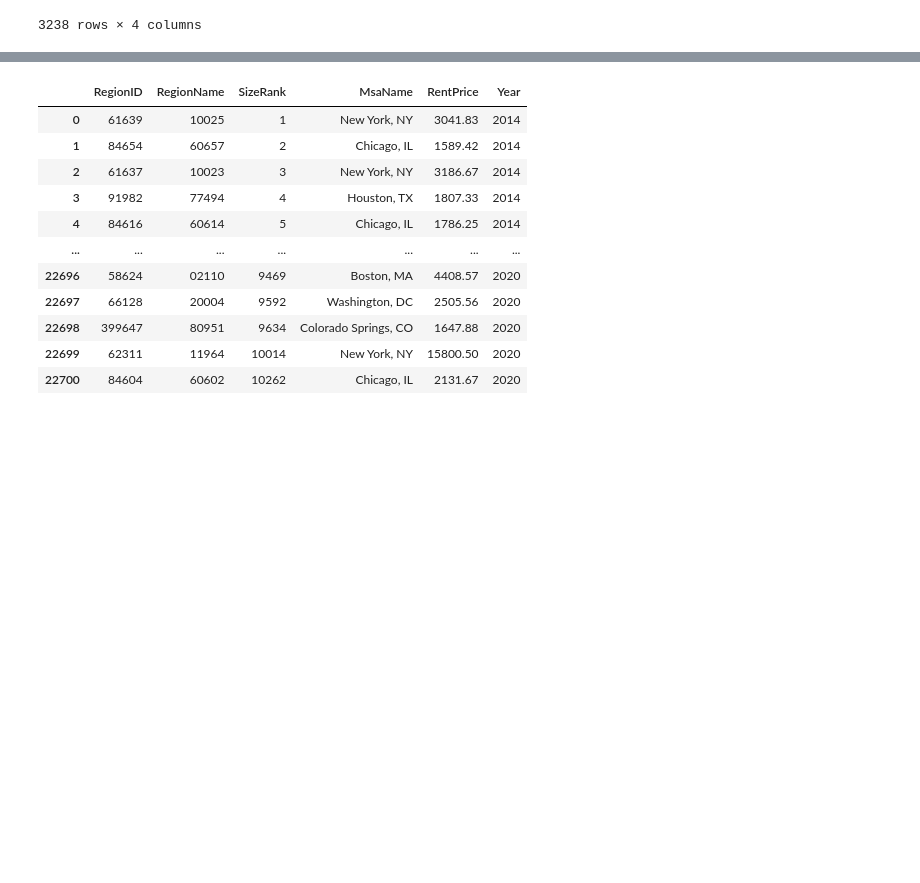
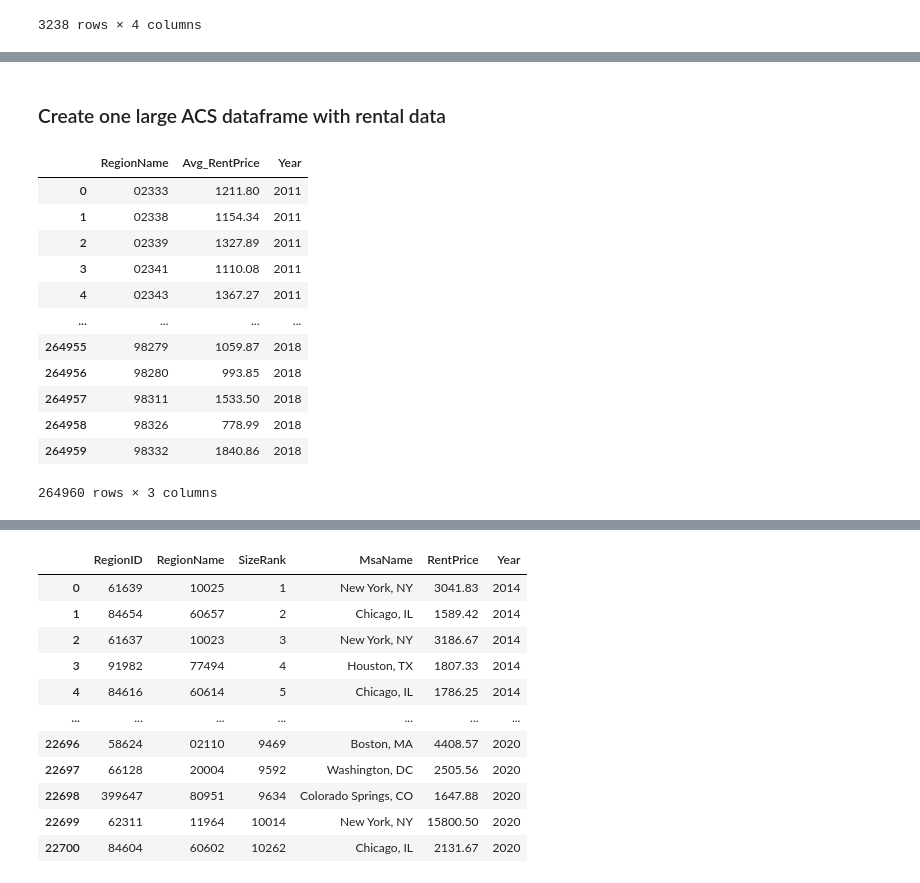
Before and after one commit to jjfrasca/Capstone_2, a Jupyter notebook: notebooks/2.0-jjf-initial-data-wrangling-zipcodeRentPrices.ipynb, the cells around one changed output, grey strips where cells are left out. Drawn from its saved outputs; the diff is of its cells as text; code cells hidden in the pictures; blank space fills up the shorter version.

Commit message:
shifting ACS data

```diff
--- a/notebooks/2.0-jjf-initial-data-wrangling-zipcodeRentPrices.ipynb
+++ b/notebooks/2.0-jjf-initial-data-wrangling-zipcodeRentPrices.ipynb
@@ -20,3 +15,15 @@ df_ACSrents2017 = pd.read_csv('ACS_RentPrice_byZipcodes_productDownload_2020-10-
+# %%
+#load rental data
+df_rents = pd.read_csv('Zip_ZORI_AllHomesPlusMultifamily_SSA.csv')
+r18 = pd.read_csv('ACS_RentPrice_byZipcodes_productDownload_2020-10-22T230534/ACSDT5Y2018.B25063_data_with_overlays_2020-10-22T230341.csv')
+df_ACSrents2018 = pd.read_csv('ACS_RentPrice_byZipcodes_productDownload_2020-10-22T230534/ACSDT5Y2018.B25063_data_with_overlays_2020-10-22T230341.csv')
+df_ACSrents2017 = pd.read_csv('ACS_RentPrice_byZipcodes_productDownload_2020-10-22T230534/ACSDT5Y2017.B25063_data_with_overlays_2020-10-22T230341.csv')
+df_ACSrents2016 = pd.read_csv('ACS_RentPrice_byZipcodes_productDownload_2020-10-22T230534/ACSDT5Y2016.B25063_data_with_overlays_2020-10-22T230341.csv')
+df_ACSrents2015 = pd.read_csv('ACS_RentPrice_byZipcodes_productDownload_2020-10-22T230534/ACSDT5Y2016.B25063_data_with_overlays_2020-10-22T230341.csv')
+df_ACSrents2014 = pd.read_csv('ACS_RentPrice_byZipcodes_productDownload_2020-10-22T230534/ACSDT5Y2014.B25063_data_with_overlays_2020-10-22T230341.csv')
+df_ACSrents2013 = pd.read_csv('ACS_RentPrice_byZipcodes_productDownload_2020-10-22T230534/ACSDT5Y2013.B25063_data_with_overlays_2020-10-22T230341.csv')
+df_ACSrents2012 = pd.read_csv('ACS_RentPrice_byZipcodes_productDownload_2020-10-22T230534/ACSDT5Y2012.B25063_data_with_overlays_2020-10-22T230341.csv')
+df_ACSrents2011 = pd.read_csv('ACS_RentPrice_byZipcodes_productDownload_2020-10-22T230534/ACSDT5Y2011.B25063_data_with_overlays_2020-10-22T230341.csv')
 # %%
 df_rents
 # %% [output]
@@ -244,0 +350,4 @@ df_ACSrents2018
+# %%
+df_ACSrents2017 = clean_ACS(df_ACSrents2017)
+df_ACSrents2016 = clean_ACS(df_ACSrents2016)
+df_ACSrents2015 = clean_ACS(df_ACSrents2015)
@@ -244,0 +470,5 @@ df_ACSrents2018
+# %%
+df_ACSrents2014 = clean_ACS2(df_ACSrents2014)
+df_ACSrents2013 = clean_ACS2(df_ACSrents2013)
+df_ACSrents2012 = clean_ACS2(df_ACSrents2012)
+df_ACSrents2011 = clean_ACS2(df_ACSrents2011)
@@ -575,0 +900,36 @@ check_diff2
+# %% [markdown]
+### Create one large ACS dataframe with rental data
+# %%
+#create column 'Year' for each ACS dataframe
+df_ACSrents2011['Year'] = 2011
+df_ACSrents2012['Year'] = 2012
+df_ACSrents2013['Year'] = 2013
+df_ACSrents2014['Year'] = 2014
+df_ACSrents2015['Year'] = 2015
+df_ACSrents2016['Year'] = 2016
+df_ACSrents2017['Year'] = 2017
+df_ACSrents2018['Year'] = 2018
+# %%
+#create one dataframe with all ACS data
+df_ACSrents2011_2012 = pd.concat([df_ACSrents2011, df_ACSrents2012])
+df_ACSrents2011_2013 = pd.concat([df_ACSrents2011_2012, df_ACSrents2013])
+df_ACSrents2011_2014 = pd.concat([df_ACSrents2011_2013, df_ACSrents2014])
+df_ACSrents2011_2015 = pd.concat([df_ACSrents2011_2014, df_ACSrents2015])
+df_ACSrents2011_2016 = pd.concat([df_ACSrents2011_2015, df_ACSrents2016])
+df_ACSrents2011_2017 = pd.concat([df_ACSrents2011_2016, df_ACSrents2017])
+df_ACSrents2011_2018 = pd.concat([df_ACSrents2011_2017, df_ACSrents2018], ignore_index=True)
+df_ACSrents2011_2018
+# %% [output]
+|  | RegionName | Avg_RentPrice | Year |
+| 0 | 02333 | 1211.80 | 2011 |
+| 1 | 02338 | 1154.34 | 2011 |
+| 2 | 02339 | 1327.89 | 2011 |
+| 3 | 02341 | 1110.08 | 2011 |
+| 4 | 02343 | 1367.27 | 2011 |
+| ... | ... | ... | ... |
+| 264955 | 98279 | 1059.87 | 2018 |
+| 264956 | 98280 | 993.85 | 2018 |
+| 264957 | 98311 | 1533.50 | 2018 |
+| 264958 | 98326 | 778.99 | 2018 |
+| 264959 | 98332 | 1840.86 | 2018 |
+264960 rows × 3 columns
```
Also changed, not shown: parts of 21 cells of this notebook.
